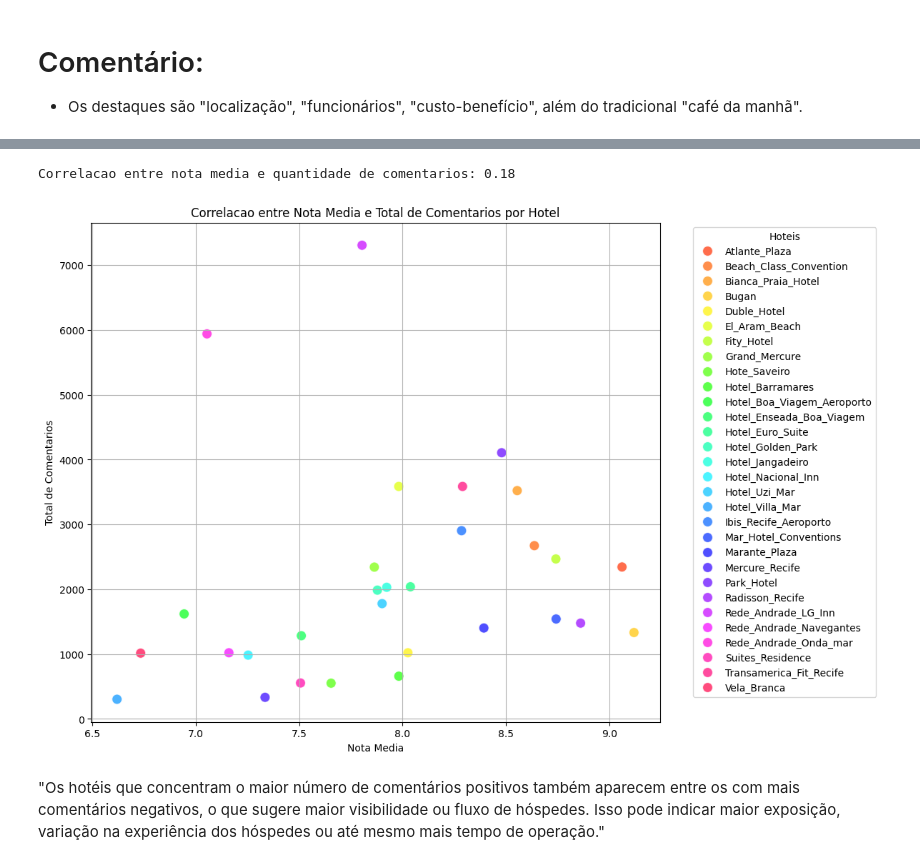
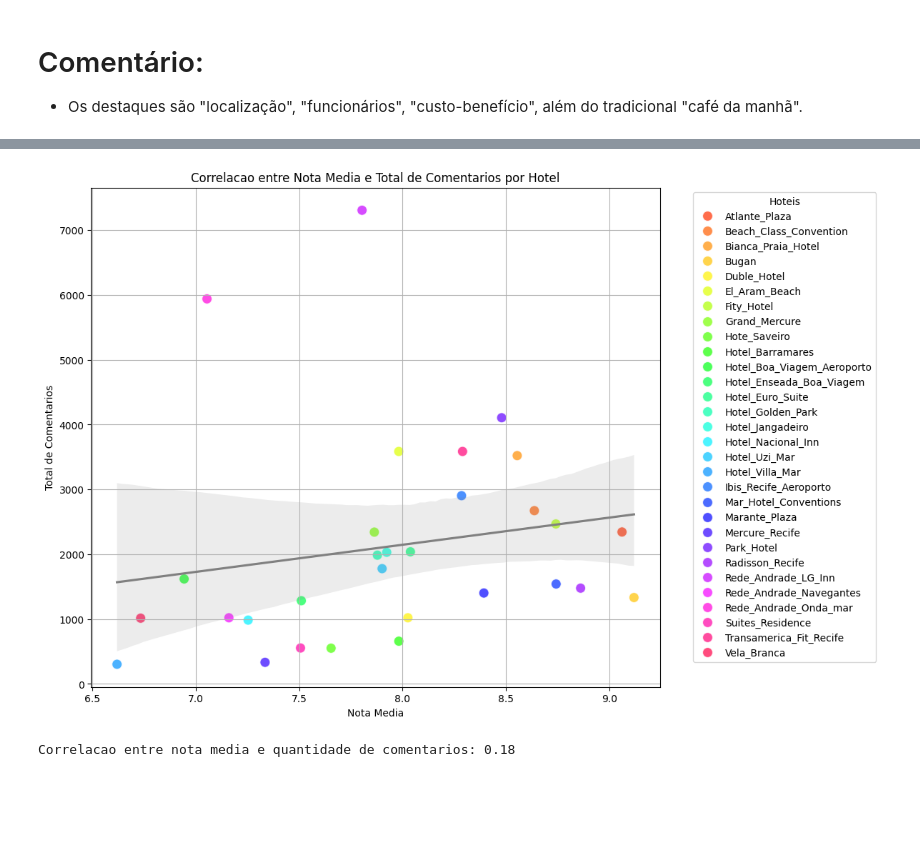
Before and after one commit to vicent777/tcc, a Jupyter notebook: espacializacao_hoteis/analise_exploratoria_20250416.ipynb, the cells around one changed output, grey strips where cells are left out. Cells and saved outputs as stored; diff of their text form; code cells hidden in the pictures; blank space fills up the shorter version.

```diff
--- a/espacializacao_hoteis/analise_exploratoria_20250416.ipynb
+++ b/espacializacao_hoteis/analise_exploratoria_20250416.ipynb
@@ -236,26 +183,25 @@ plt.show()
 # %%
 # Quantidade total de comentários por hotel
 comentarios_totais = data.groupby('hotel')[['comentario_positivo', 'comentario_negativo']].count()
 comentarios_totais['total_comentarios'] = comentarios_totais['comentario_positivo'] + comentarios_totais['comentario_negativo']
 nota_media = data.groupby('hotel')['nota'].mean()
-df_corr = comentarios_totais.join(nota_media)
+data_corr = comentarios_totais.join(nota_media)
 
 # Calculo da correlacao
-correlacao = df_corr[['nota', 'total_comentarios']].corr().iloc[0, 1]
-print(f"Correlacao entre nota media e quantidade de comentarios: {correlacao:.2f}\n")
+correlacao = data_corr[['nota', 'total_comentarios']].corr().iloc[0, 1]
 
 # Scatter plot com alpha
 plt.figure(figsize=(12, 8))
-sns.scatterplot(data=df_corr, x='nota', y='total_comentarios', alpha=0.7, hue = 'hotel', palette= 'hsv', s=100)
+sns.scatterplot(data=data_corr, x='nota', y='total_comentarios', alpha=0.7, hue = 'hotel', palette= 'hsv', s=100)
+sns.regplot(data=data_corr, x='nota', y='total_comentarios', scatter=False, color='gray')
 plt.title('Correlacao entre Nota Media e Total de Comentarios por Hotel')
 plt.xlabel('Nota Media')
 plt.ylabel('Total de Comentarios')
 plt.legend(title='Hoteis', bbox_to_anchor=(1.05, 1), loc='upper left')
 plt.grid(True)
 plt.tight_layout()
 plt.show()
+print(f"Correlacao entre nota media e quantidade de comentarios: {correlacao:.2f}\n")
 # %% [output]
+[figure, new version]
 Correlacao entre nota media e quantidade de comentarios: 0.18
-[figure, old version]
-# %% [markdown]
-"Os hotéis que concentram o maior número de comentários positivos também aparecem entre os com mais comentários negativos, o que sugere maior visibilidade ou fluxo de hóspedes. Isso pode indicar maior exposição, variação na experiência dos hóspedes ou até mesmo mais tempo de operação."
```
Also changed, not shown: parts of 16 cells of this notebook.
